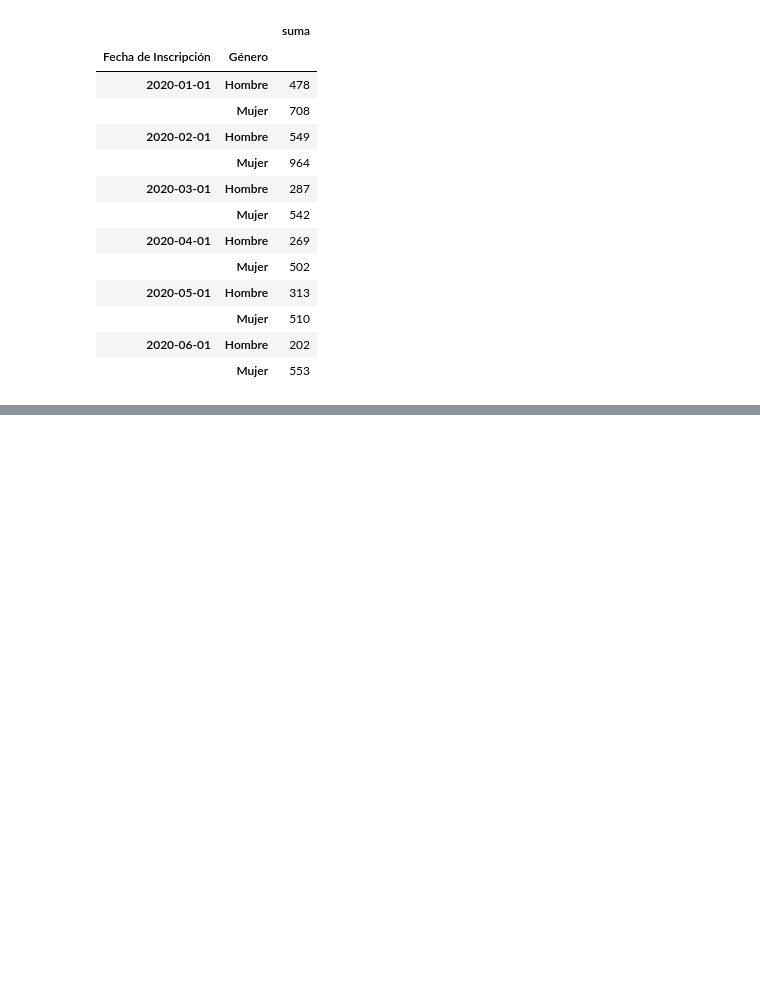
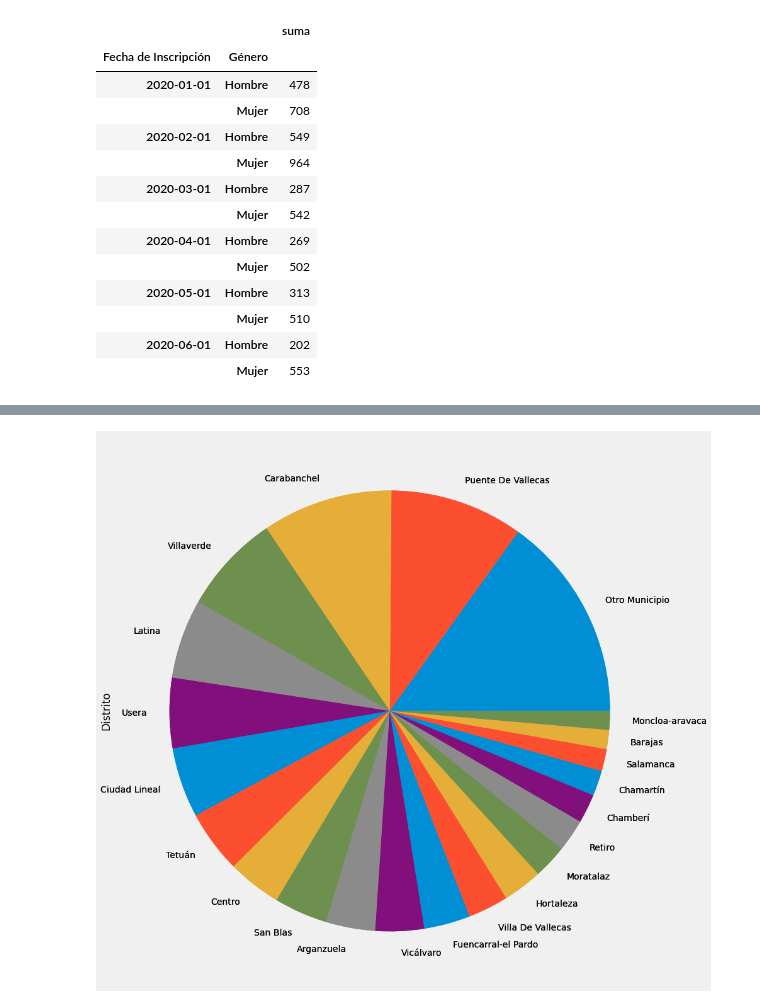
Before and after one commit to albalexia/materialbootcamp, a Jupyter notebook: PROYECTOS/pruebas/unemplyment_madrid.ipynb, the cells around one changed output, grey strips where cells are left out. Cells and saved outputs as stored; diff of their text form; code cells hidden in the pictures; blank space fills up the shorter version.

```diff
--- a/PROYECTOS/pruebas/unemplyment_madrid.ipynb
+++ b/PROYECTOS/pruebas/unemplyment_madrid.ipynb
@@ -438,0 +467,11 @@ Name: Distrito, dtype: int64
+# %%
+df_20.Distrito.value_counts().plot(kind='pie')
+
+
+df_20.Distrito.value_counts().plot(kind='pie', subplots=True, figsize=(20, 20))
+
+
+fig = plt.gcf()
+fig.set_size_inches(15,15)
+# %% [output]
+[figure, added]
```
Also changed, not shown: parts of 9 cells of this notebook, 1 other file.
